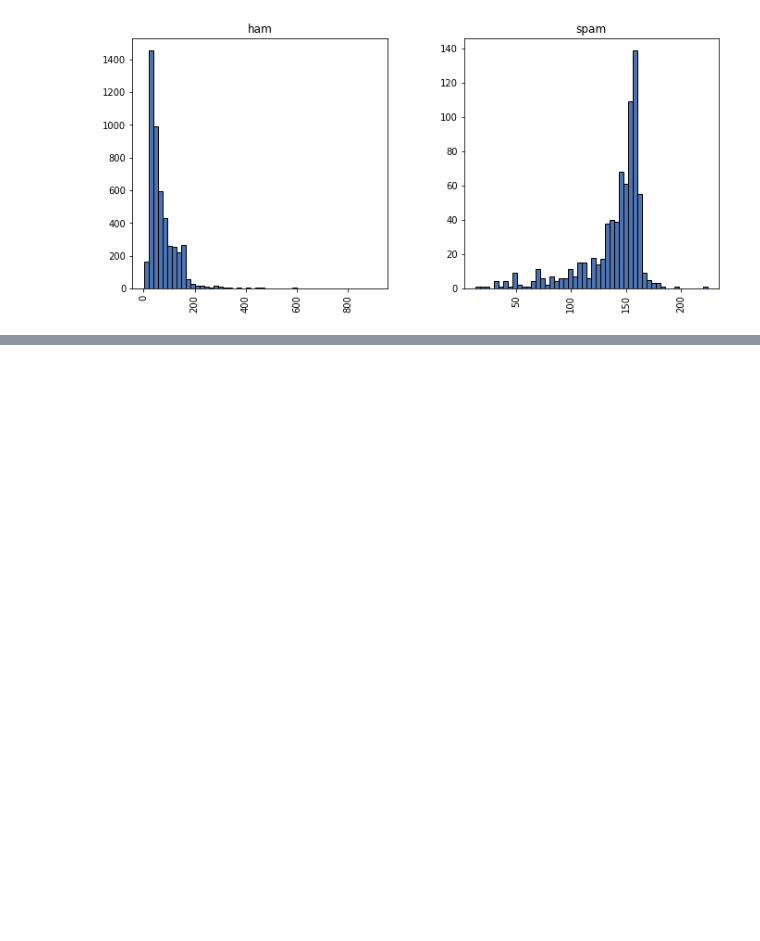
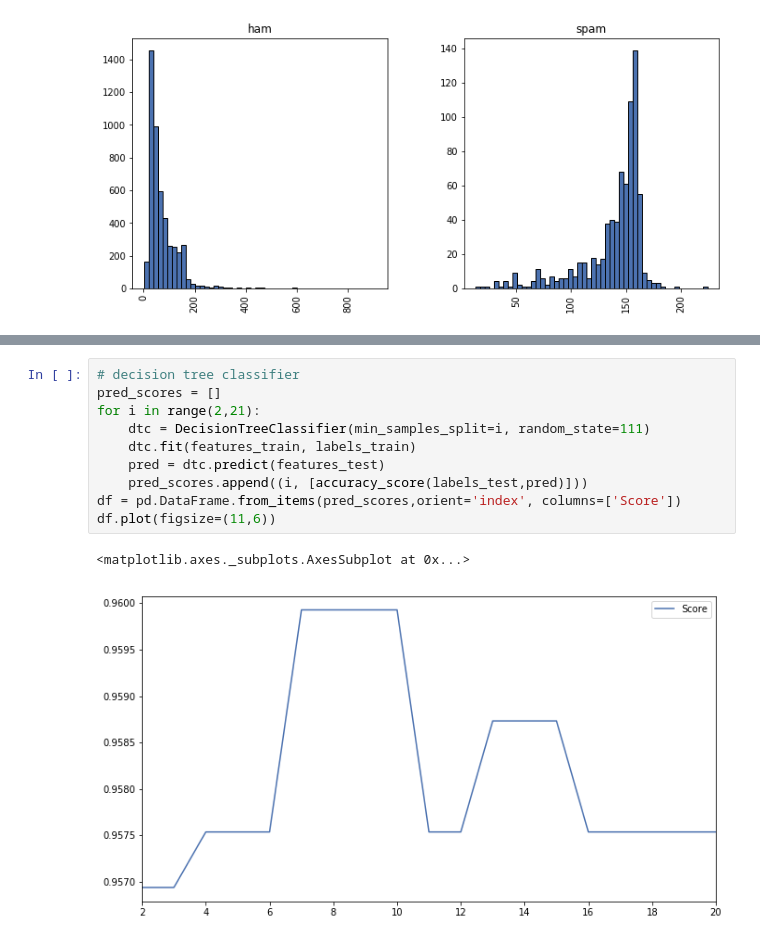
Before and after one commit to rachitrawat/SpamShield, a Jupyter notebook: main.ipynb, the cells around one changed output, grey strips where cells are left out. Cells and saved outputs as stored; diff of their text form; blank space fills up the shorter version.

```diff
--- a/main.ipynb
+++ b/main.ipynb
@@ -58,0 +133,13 @@ array([<matplotlib.axes._subplots.AxesSubplot object at 0x...>,
+# %%
+# decision tree classifier
+pred_scores = []
+for i in range(2,21):
+    dtc = DecisionTreeClassifier(min_samples_split=i, random_state=111)
+    dtc.fit(features_train, labels_train)
+    pred = dtc.predict(features_test)
+    pred_scores.append((i, [accuracy_score(labels_test,pred)]))
+df = pd.DataFrame.from_items(pred_scores,orient='index', columns=['Score'])
+df.plot(figsize=(11,6))
+# %% [output]
+<matplotlib.axes._subplots.AxesSubplot at 0x...>
+[figure, added]
```
Also changed, not shown: parts of 26 cells of this notebook.
